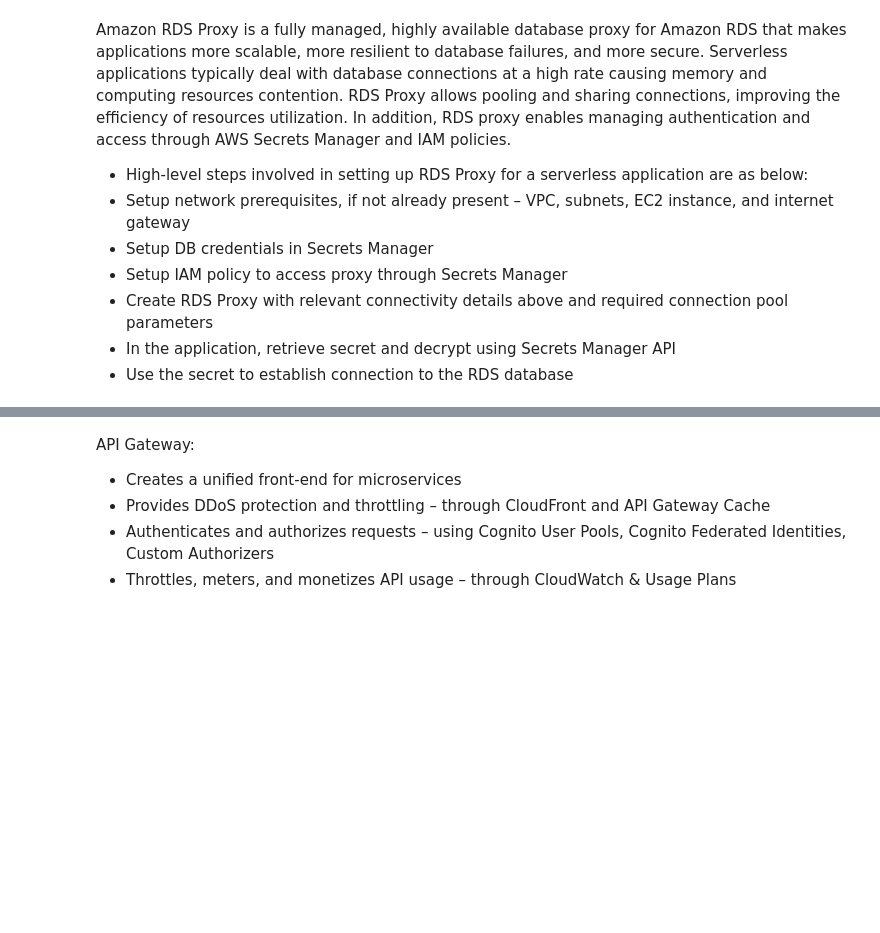
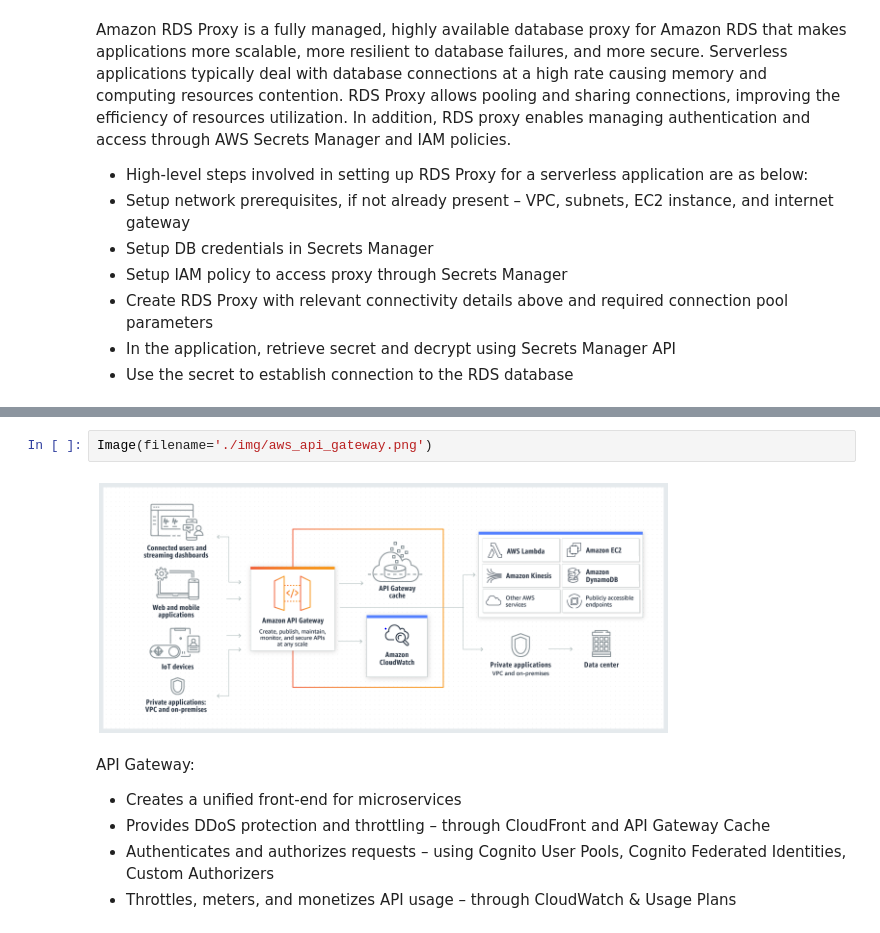
Before and after one commit to RobinsonCW/USWildfireAnalysis, a Jupyter notebook: src/objectives/python/USWildfireAnalysis.ipynb, the cells around one changed output, grey strips where cells are left out. Cells and saved outputs as stored; diff of their text form; blank space fills up the shorter version.

```diff
--- a/src/objectives/python/USWildfireAnalysis.ipynb
+++ b/src/objectives/python/USWildfireAnalysis.ipynb
@@ -498,3 +501,7 @@ Amazon API Gateway is an AWS service for creating, publishing, maintaining, moni
+# %%
+Image(filename='./img/aws_api_gateway.png')
+# %% [output]
+[figure, added]
 # %% [markdown]
 API Gateway:
 - Creates a unified front-end for microservices
```
Also changed, not shown: parts of 15 cells of this notebook, 1 other file.
